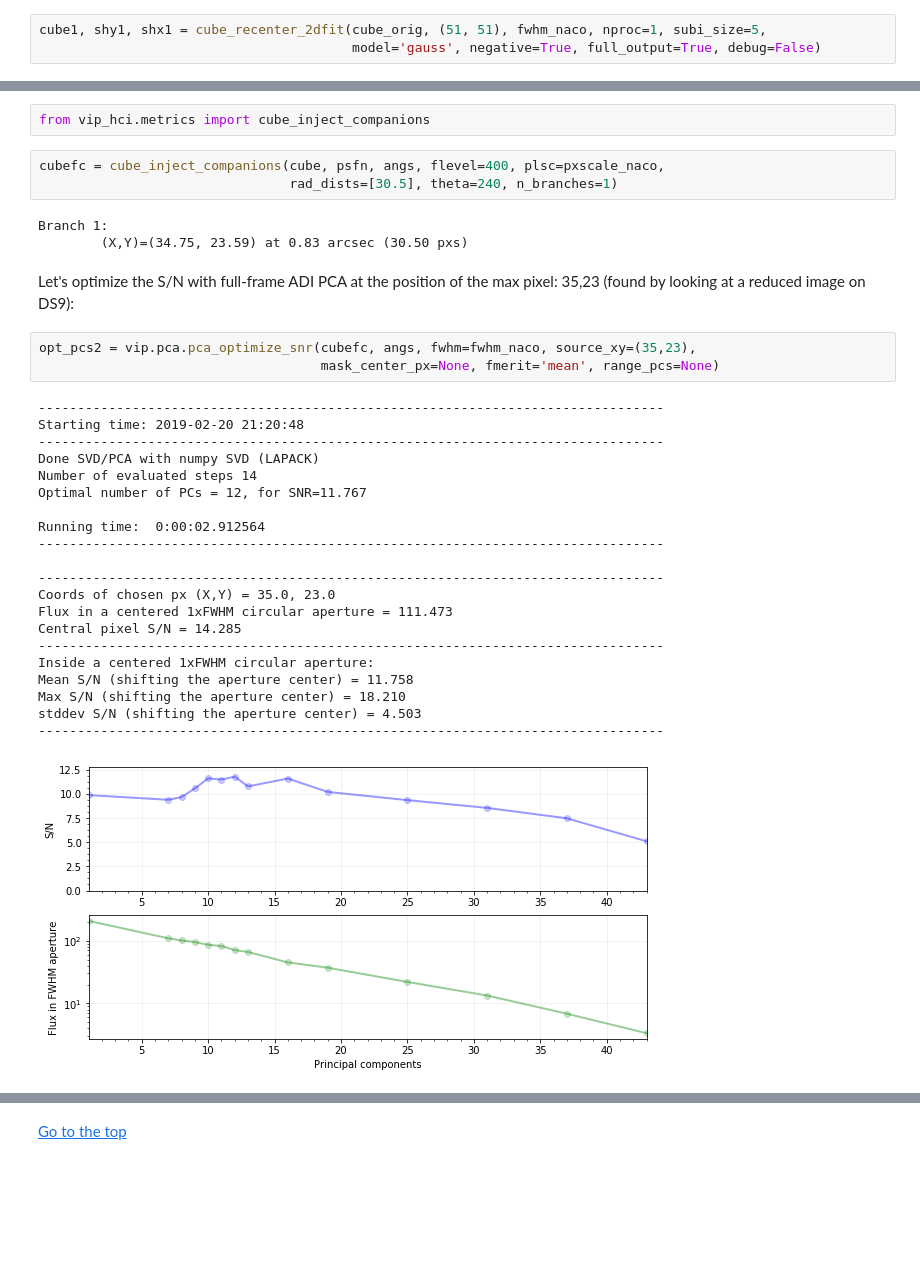
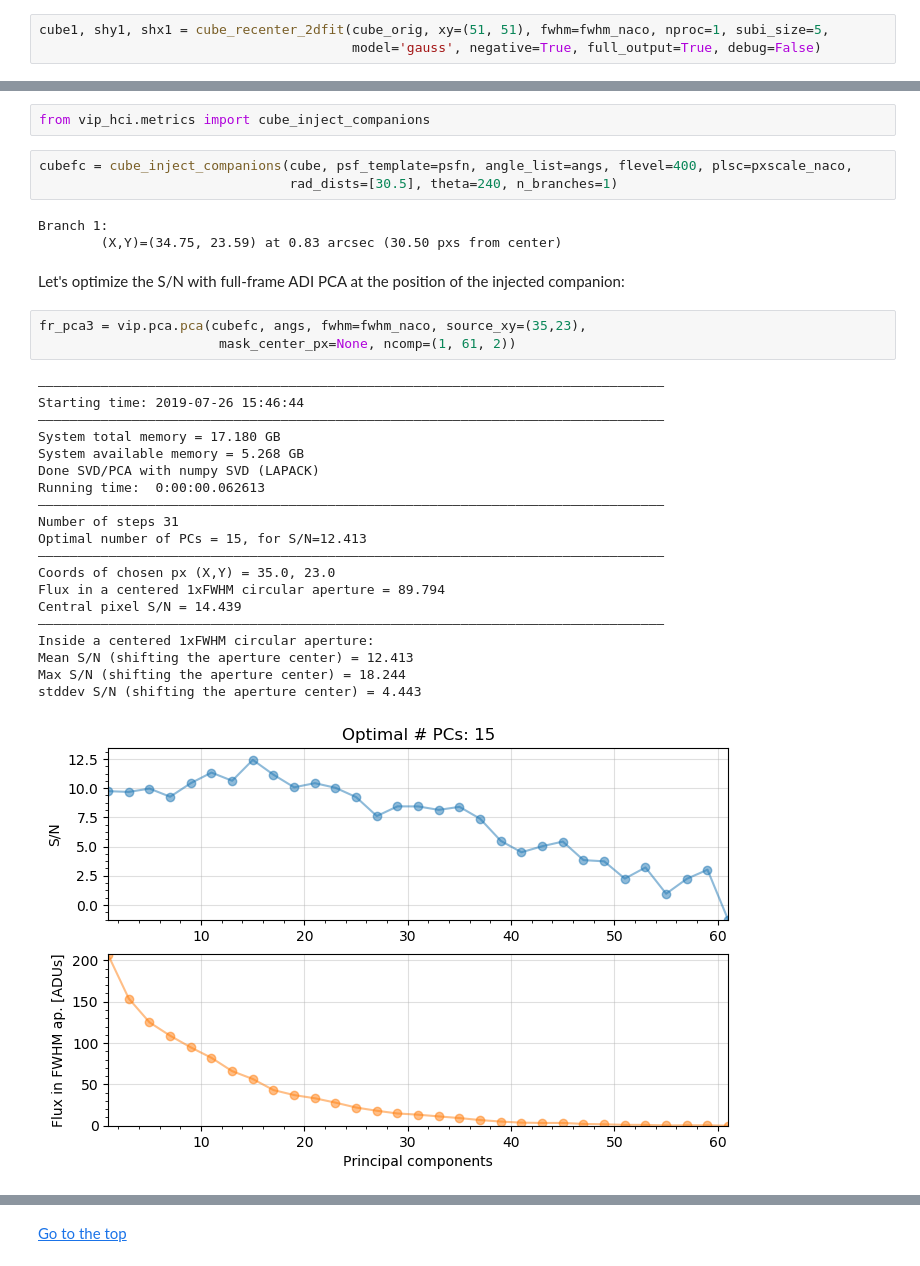
Before and after one commit to carlos-gg/VIP_extras, a Jupyter notebook: tutorials/01_adi_pre-postproc_fluxpos_ccs.ipynb, the cells around one changed output, grey strips where cells are left out. Drawn from its saved outputs; the diff is of its cells as text; blank space fills up the shorter version.

```diff
--- a/tutorials/01_adi_pre-postproc_fluxpos_ccs.ipynb
+++ b/tutorials/01_adi_pre-postproc_fluxpos_ccs.ipynb
@@ -165,6 +165,6 @@ from vip_hci.preproc import cube_recenter_2dfit, cube_recenter_dft_upsampling
 # %% [markdown]
 For the 2d Gaussian fit it's important to run the algorithm once with the `debug` parameter set to True in order to check the results of the 2d Gaussian fit. You may need to adjust the position of the center of the structure to be fitted and the `subi_size` (in pixels). When using the debug mode set `nproc` to 1 or the plots won't show up.
 # %%
-cube1, shy1, shx1 = cube_recenter_2dfit(cube_orig, (51, 51), fwhm_naco, nproc=1, subi_size=5,
+cube1, shy1, shx1 = cube_recenter_2dfit(cube_orig, xy=(51, 51), fwhm=fwhm_naco, nproc=1, subi_size=5,
                                         model='gauss', negative=True, full_output=True, debug=False)
 # %% [output]
@@ -772,35 +747,34 @@ With `VIP` we can we can inject fake companions with an arbitrary flux using the
 # %%
 from vip_hci.metrics import cube_inject_companions
 # %%
-cubefc = cube_inject_companions(cube, psfn, angs, flevel=400, plsc=pxscale_naco,
+cubefc = cube_inject_companions(cube, psf_template=psfn, angle_list=angs, flevel=400, plsc=pxscale_naco,
                                 rad_dists=[30.5], theta=240, n_branches=1)
 # %% [output]
 Branch 1:
-        (X,Y)=(34.75, 23.59) at 0.83 arcsec (30.50 pxs)
+        (X,Y)=(34.75, 23.59) at 0.83 arcsec (30.50 pxs from center)
 # %% [markdown]
-Let's optimize the S/N with full-frame ADI PCA at the position of the max pixel: 35,23 (found by looking at a reduced image on DS9):
+Let's optimize the S/N with full-frame ADI PCA at the position of the injected companion:
 # %%
-opt_pcs2 = vip.pca.pca_optimize_snr(cubefc, angs, fwhm=fwhm_naco, source_xy=(35,23),
-                                    mask_center_px=None, fmerit='mean', range_pcs=None)
+fr_pca3 = vip.pca.pca(cubefc, angs, fwhm=fwhm_naco, source_xy=(35,23),
+                       mask_center_px=None, ncomp=(1, 61, 2))
 # %% [output]
---------------------------------------------------------------------------------
-Starting time: 2019-02-20 21:20:48
---------------------------------------------------------------------------------
+――――――――――――――――――――――――――――――――――――――――――――――――――――――――――――――――――――――――――――――――
+Starting time: 2019-07-26 15:46:44
+――――――――――――――――――――――――――――――――――――――――――――――――――――――――――――――――――――――――――――――――
+System total memory = 17.180 GB
+System available memory = 5.268 GB
 Done SVD/PCA with numpy SVD (LAPACK)
-Number of evaluated steps 14
-Optimal number of PCs = 12, for SNR=11.767
-
-Running time:  0:00:02.912564
---------------------------------------------------------------------------------
-
---------------------------------------------------------------------------------
+Running time:  0:00:00.062613
+――――――――――――――――――――――――――――――――――――――――――――――――――――――――――――――――――――――――――――――――
+Number of steps 31
+Optimal number of PCs = 15, for S/N=12.413
+――――――――――――――――――――――――――――――――――――――――――――――――――――――――――――――――――――――――――――――――
 Coords of chosen px (X,Y) = 35.0, 23.0
-Flux in a centered 1xFWHM circular aperture = 111.473
-Central pixel S/N = 14.285
---------------------------------------------------------------------------------
+Flux in a centered 1xFWHM circular aperture = 89.794
+Central pixel S/N = 14.439
+――――――――――――――――――――――――――――――――――――――――――――――――――――――――――――――――――――――――――――――――
 Inside a centered 1xFWHM circular aperture:
-Mean S/N (shifting the aperture center) = 11.758
-Max S/N (shifting the aperture center) = 18.210
-stddev S/N (shifting the aperture center) = 4.503
---------------------------------------------------------------------------------
+Mean S/N (shifting the aperture center) = 12.413
+Max S/N (shifting the aperture center) = 18.244
+stddev S/N (shifting the aperture center) = 4.443
-[figure, old version]
+[figure, new version]
```
Also changed, not shown: parts of 77 cells of this notebook.
